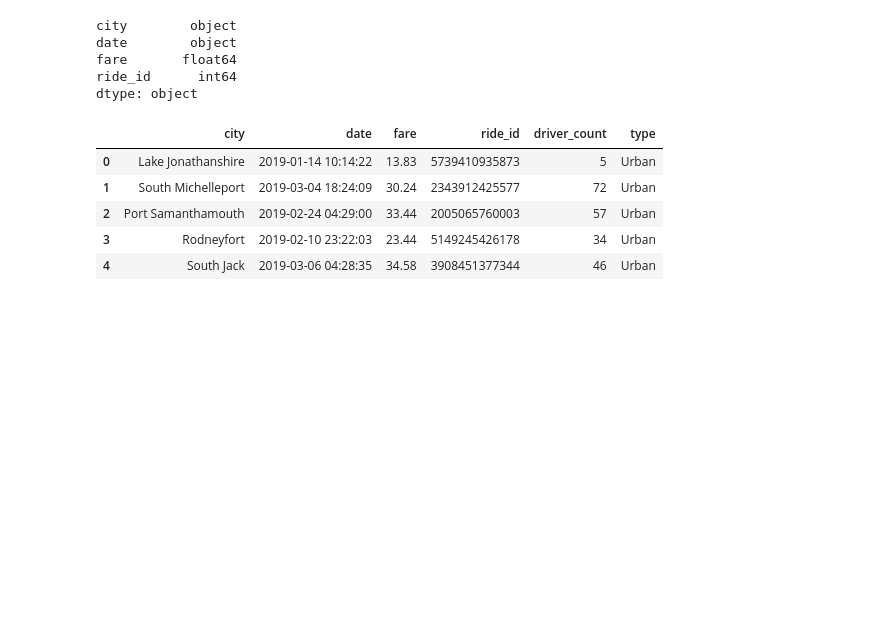
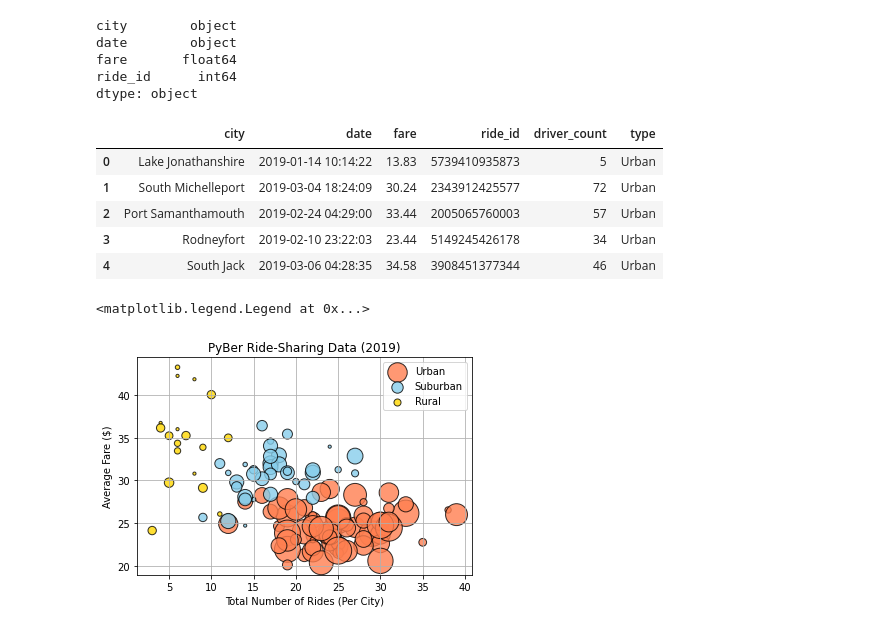
Before and after one commit to HopkinsKV/PyBer_Analysis, a Jupyter notebook: PyBer.ipynb, the cells around one changed output. Saved outputs shown, nothing was run; the diff lists cells and outputs as text; code cells hidden in the pictures; blank space fills up the shorter version.

```diff
--- a/PyBer.ipynb
+++ b/PyBer.ipynb
@@ -90,3 +90,65 @@ pyber_data_df.head()
 # %%
 # Create a bubble chart that showcases the average fare versus the total number of rides with bubble size
 # based on the total number of drivers for each city type, including urban, suburban, and rural.
+# %%
+# Create the citytypes DataFrame.
+urban_cities_df = pyber_data_df[pyber_data_df["type"] == "Urban"]
+suburban_cities_df = pyber_data_df[pyber_data_df["type"] == "Suburban"]
+rural_cities_df = pyber_data_df[pyber_data_df["type"] == "Rural"]
+# %%
+# Get the number of rides per city type.
+urban_ride_count = urban_cities_df.groupby(["city"]).count()["ride_id"]
+suburban_ride_count = suburban_cities_df.groupby(["city"]).count()["ride_id"]
+rural_ride_count = rural_cities_df.groupby(["city"]).count()["ride_id"]
+# %%
+# Get average fare for each city in the urban cities.
+urban_avg_fare = urban_cities_df.groupby(["city"]).mean()["fare"]
+suburban_avg_fare = suburban_cities_df.groupby(["city"]).mean()["fare"]
+rural_avg_fare = rural_cities_df.groupby(["city"]).mean()["fare"]
+# %%
+# Get the average number of drivers for each urban city.
+urban_driver_count = urban_cities_df.groupby(["city"]).mean()["driver_count"]
+suburban_driver_count = suburban_cities_df.groupby(["city"]).mean()["driver_count"]
+rural_driver_count = rural_cities_df.groupby(["city"]).mean()["driver_count"]
+# %%
+# Build the scatter plots for urban cities.
+plt.scatter(urban_ride_count,
+      urban_avg_fare,
+      s=10*urban_driver_count, c="coral",
+      edgecolor="black", linewidths=1,
+      alpha=0.8, label="Urban")
+plt.title("PyBer Ride-Sharing Data (2019)")
+plt.ylabel("Average Fare ($)")
+plt.xlabel("Total Number of Rides (Per City)")
+plt.grid(True)
+# Add the legend.
+plt.legend()
+
+# Build the scatter plots for suburban cities.
+plt.scatter(suburban_ride_count,
+      suburban_avg_fare,
+      s=10*suburban_driver_count, c="skyblue",
+      edgecolor="black", linewidths=1,
+      alpha=0.8, label="Suburban")
+plt.title("PyBer Ride-Sharing Data (2019)")
+plt.ylabel("Average Fare ($)")
+plt.xlabel("Total Number of Rides (Per City)")
+plt.grid(True)
+# Add the legend.
+plt.legend()
+
+# Build the scatter plots for rural cities.
+plt.scatter(rural_ride_count,
+      rural_avg_fare,
+      s=10*rural_driver_count, c="gold",
+      edgecolor="black", linewidths=1,
+      alpha=0.8, label="Rural")
+plt.title("PyBer Ride-Sharing Data (2019)")
+plt.ylabel("Average Fare ($)")
+plt.xlabel("Total Number of Rides (Per City)")
+plt.grid(True)
+# Add the legend.
+plt.legend()
+# %% [output]
+<matplotlib.legend.Legend at 0x...>
+[figure, added]
```
Also changed, not shown: parts of 6 cells of this notebook.
